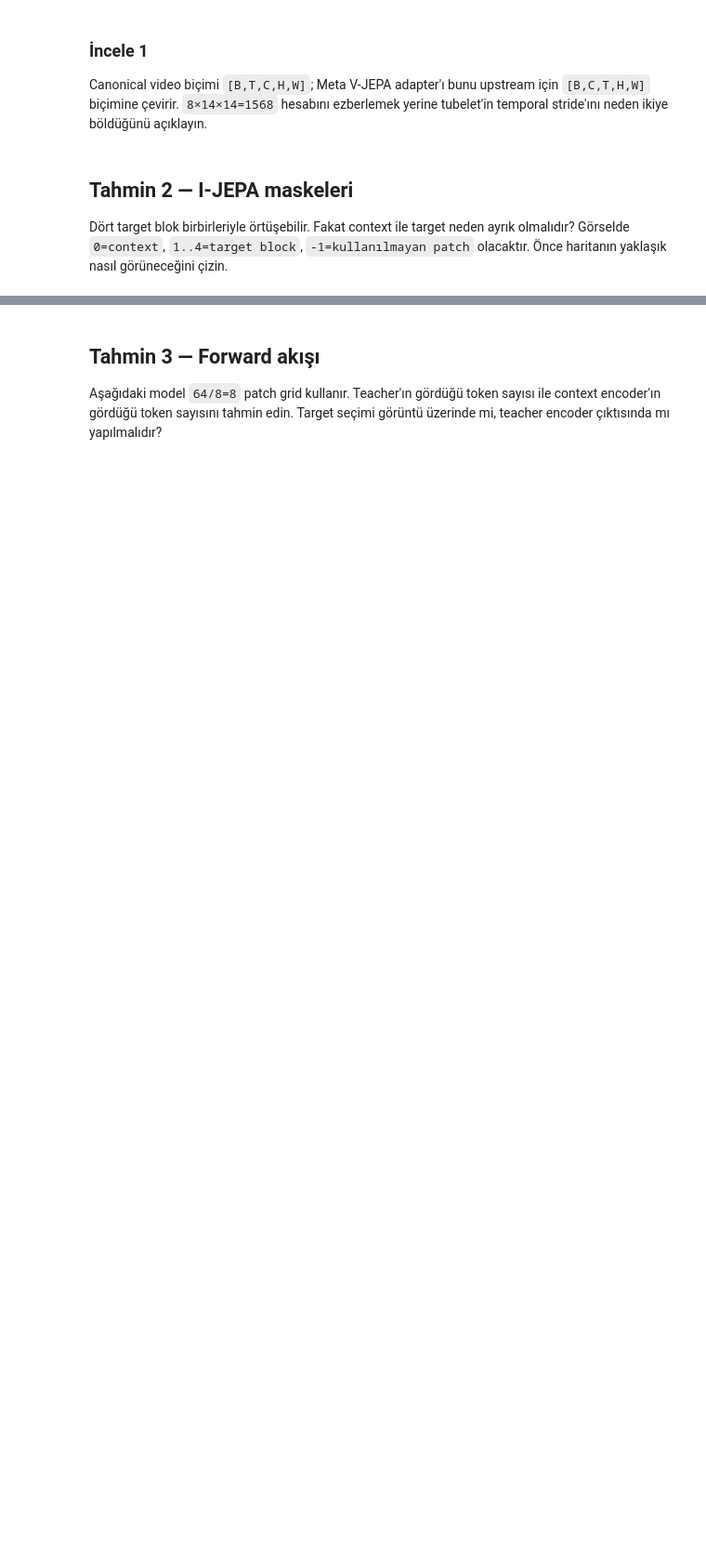
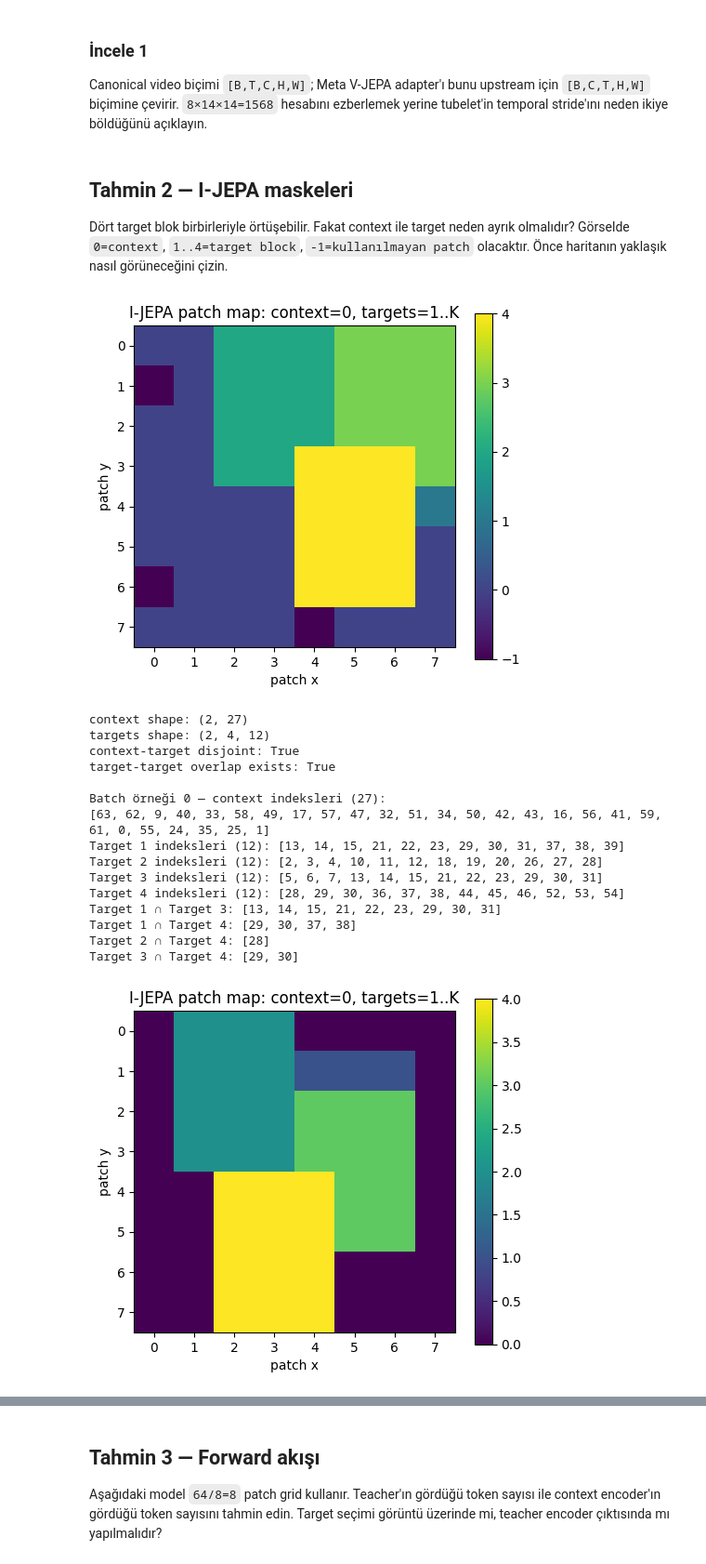
Before and after one commit to ErcanKurtoglu/JEPA_experiment, a Jupyter notebook: notebooks/00_foundations_and_ijepa.ipynb, the cells around one changed output, grey strips where cells are left out. Shown at 93% size. Drawn from its saved outputs; the diff is of its cells as text; code cells hidden in the pictures; blank space fills up the shorter version.

```diff
--- a/notebooks/00_foundations_and_ijepa.ipynb
+++ b/notebooks/00_foundations_and_ijepa.ipynb
@@ -51,21 +143,59 @@ Canonical video biçimi `[B,T,C,H,W]`; Meta V-JEPA adapter'ı bunu upstream içi
 Dört target blok birbirleriyle örtüşebilir. Fakat context ile target neden ayrık olmalıdır? Görselde `0=context`, `1..4=target block`, `-1=kullanılmayan patch` olacaktır. Önce haritanın yaklaşık nasıl görüneceğini çizin.
 # %%
 %matplotlib inline
+import matplotlib.pyplot as plt
 import torch
 from jepa_lab.device import seed_everything, select_device
 from jepa_lab.masking import MultiBlockMasker
 from jepa_lab.visualization import plot_image_masks
+
+batch_size = 2
 
 seed_everything(42)
 device = select_device('auto')
 masker = MultiBlockMasker(
     (8, 8), num_targets=4, target_scale=(0.15, 0.20), context_scale=(0.85, 1.0)
 )
-masks = masker(2, generator=torch.Generator().manual_seed(42), device=device)
-display(plot_image_masks(masks, sample=0))
-context_set = set(masks.context[0].cpu().tolist())
-target_sets = [set(block.cpu().tolist()) for block in masks.targets[0]]
-print('context shape:', tuple(masks.context.shape))
-print('targets shape:', tuple(masks.targets.shape))
-print('context-target disjoint:', all(context_set.isdisjoint(t) for t in target_sets))
-print('target-target overlap exists:', any(target_sets[i] & target_sets[j] for i in range(4) for j in range(i+1, 4)))
+masks = masker(batch_size, generator=torch.Generator().manual_seed(42), device=device)
+# %%
+for i in range(batch_size):
+  sample = i  # Batch içindeki hangi görüntünün maskesini inceleyeceğiz?
+  mask_figure = plot_image_masks(masks, sample=sample)
+  display(mask_figure)
+  plt.close(mask_figure)  # Inline backend'in aynı figürü ikinci kez çizmesini engeller.
+
+  context_indices = masks.context[sample].cpu().tolist()
+  target_indices = masks.targets[sample].cpu().tolist()
+  context_set = set(context_indices)
+  target_sets = [set(block) for block in target_indices]
+  print('context shape:', tuple(masks.context.shape))
+  print('targets shape:', tuple(masks.targets.shape))
+  print('context-target disjoint:', all(context_set.isdisjoint(t) for t in target_sets))
+  print('target-target overlap exists:', any(target_sets[i] & target_sets[j] for i in range(4) for j in range(i+1, 4)))
+  print(f'\nBatch örneği {sample} — context indeksleri ({len(context_indices)}):')
+  print(context_indices)
+  for block_id, indices in enumerate(target_indices, start=1):
+      print(f'Target {block_id} indeksleri ({len(indices)}): {indices}')
+  for first in range(len(target_sets)):
+      for second in range(first + 1, len(target_sets)):
+          overlap = sorted(target_sets[first] & target_sets[second])
+          if overlap:
+              print(f'Target {first + 1} ∩ Target {second + 1}: {overlap}')
+# %% [output]
+[figure, added]
+context shape: (2, 27)
+targets shape: (2, 4, 12)
+context-target disjoint: True
+target-target overlap exists: True
+
+Batch örneği 0 — context indeksleri (27):
+[63, 62, 9, 40, 33, 58, 49, 17, 57, 47, 32, 51, 34, 50, 42, 43, 16, 56, 41, 59, 61, 0, 55, 24, 35, 25, 1]
+Target 1 indeksleri (12): [13, 14, 15, 21, 22, 23, 29, 30, 31, 37, 38, 39]
+Target 2 indeksleri (12): [2, 3, 4, 10, 11, 12, 18, 19, 20, 26, 27, 28]
+Target 3 indeksleri (12): [5, 6, 7, 13, 14, 15, 21, 22, 23, 29, 30, 31]
+Target 4 indeksleri (12): [28, 29, 30, 36, 37, 38, 44, 45, 46, 52, 53, 54]
+Target 1 ∩ Target 3: [13, 14, 15, 21, 22, 23, 29, 30, 31]
+Target 1 ∩ Target 4: [29, 30, 37, 38]
+Target 2 ∩ Target 4: [28]
+Target 3 ∩ Target 4: [29, 30]
+[figure, added]
```
Also changed, not shown: parts of 31 cells of this notebook, 1 other file.
